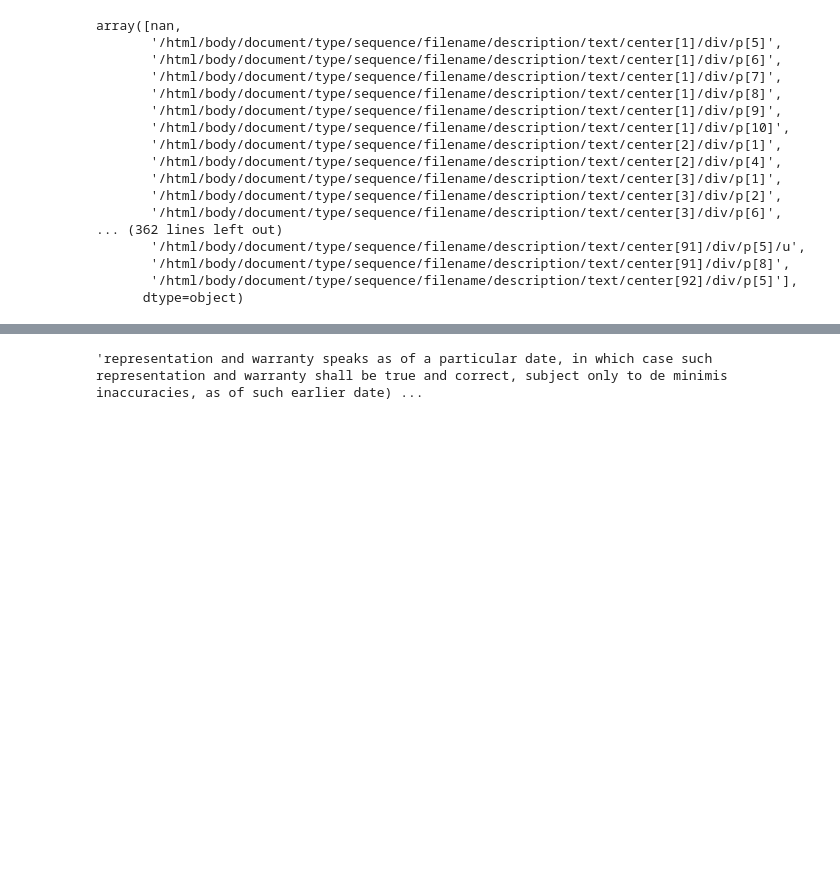
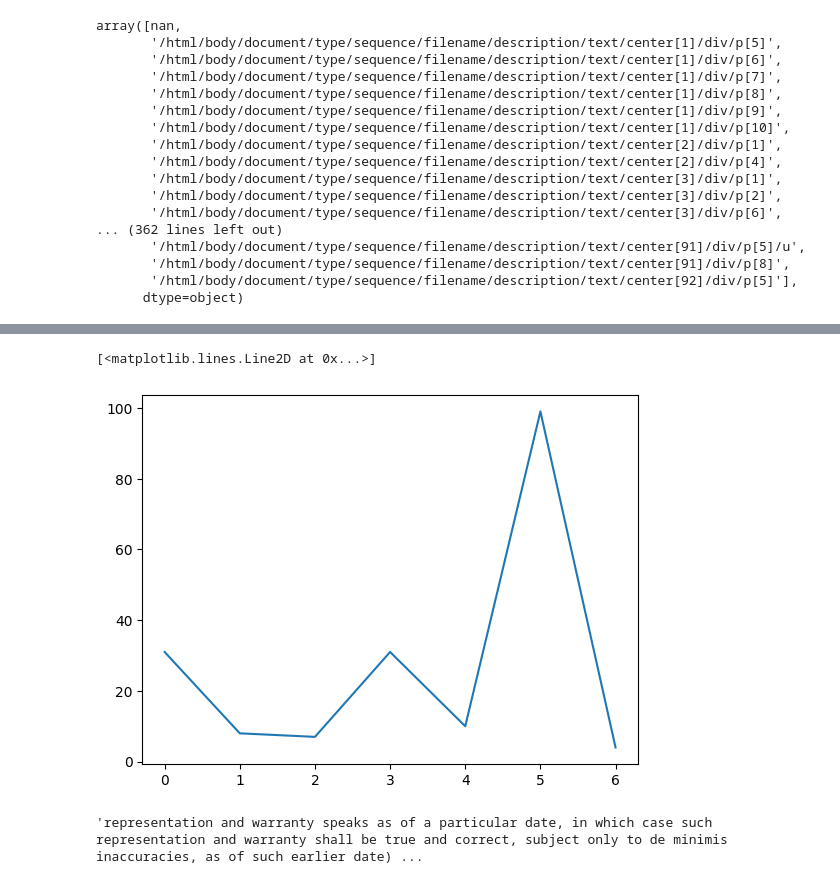
Before and after one commit to ANSH-RIYAL/multi-modal-mna, a Jupyter notebook: EDA.ipynb, the cells around one changed output, grey strips where cells are left out. Drawn from its saved outputs; the diff is of its cells as text; code cells hidden in the pictures; blank space fills up the shorter version.

```diff
--- a/EDA.ipynb
+++ b/EDA.ipynb
@@ -141,0 +369,5 @@ answer_list
+# %%
+plt.plot(rrs)
+# %% [output]
+[<matplotlib.lines.Line2D at 0x...>]
+[figure, added]
```
Also changed, not shown: parts of 34 cells of this notebook.
